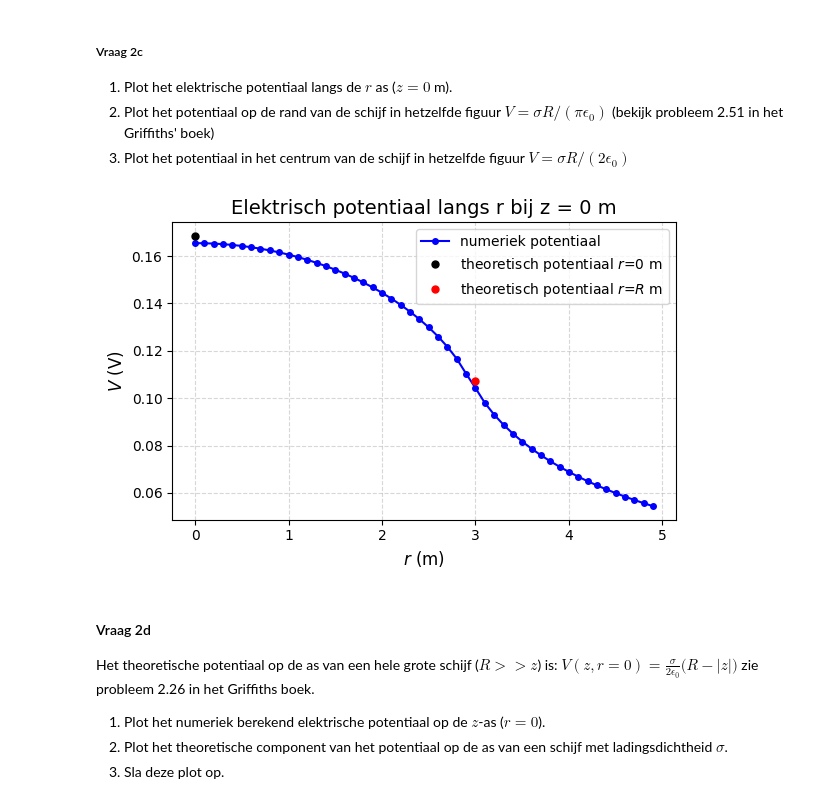
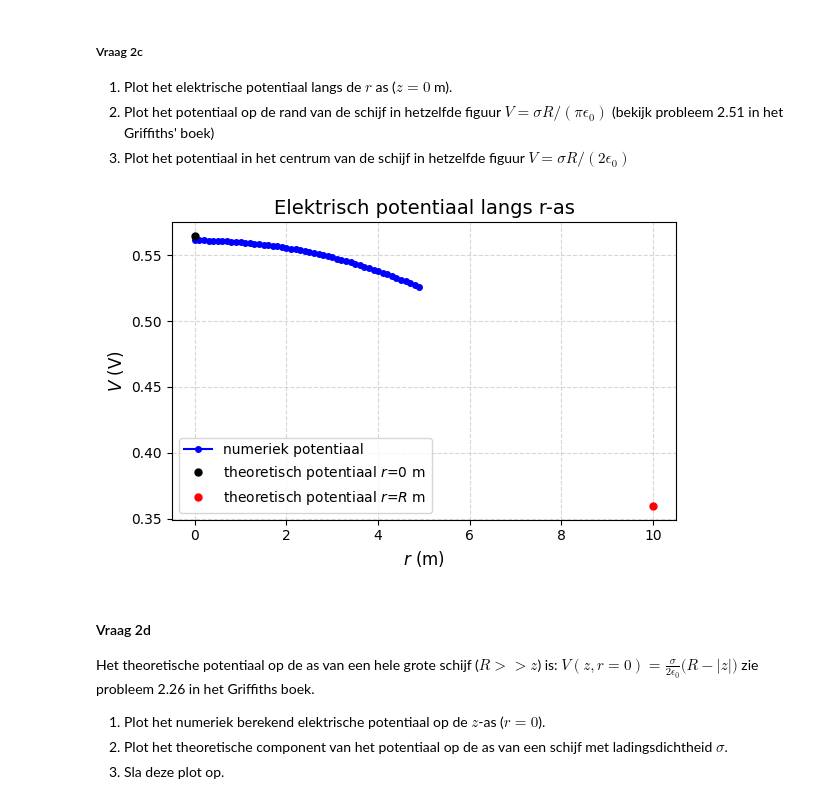
Before and after one commit to Tpalders/opdrachten-DEF-D, a Jupyter notebook: DigitaleOntwerpopdrachten/1CondensatorOpdracht/CondensatorOntwerpopdracht.ipynb, the cells around one changed output. Cells and saved outputs as stored; diff of their text form; code cells hidden in the pictures.

```diff
--- a/DigitaleOntwerpopdrachten/1CondensatorOpdracht/CondensatorOntwerpopdracht.ipynb
+++ b/DigitaleOntwerpopdrachten/1CondensatorOpdracht/CondensatorOntwerpopdracht.ipynb
@@ -201,7 +201,7 @@ De exponent (n) is: -2.0e+00 ±  1.5e-03
 In de code hieronder wordt een geladen schijf gemaakt via het superpositie principe. Dit wordt gedaan door een rooster van punten in de ruimte te creëren, alle punten die voldoen aan $z = 0$ m en $r < R$ krijgen een lading charge_one_point en vanuit hier wordt het potentiaal bepaald. Hier is de $z$-as de as van de schijf en de r as de afstand tot de $z$-as.
 # %%
 # In vraag 2.1 wordt naar deze cel verwezen.
-disk_radius = 3  # (m)
+disk_radius = 10  # (m)
 grid_step = 0.1  # (m)
 z_coord_DISK = 0  # (m) positie van de schijf op de z-as
 inter_charge_distance = grid_step  # (m) afstand tussen punt ladingen
@@ -272,24 +272,24 @@ De ladingsdichtheid σ is 9.948952331500036e-13 C/m^2
 # %%
 # bereken de drie potentialen
 V = V[idx_z_zero[0], :] # potentiaal langs de r-as bij z = 0 m
 V_0 = (sigma * disk_radius) / (2 * epsilon0)  # potentiaal op r = 0
 V_R = (sigma * disk_radius) / (np.pi * epsilon0) # potentiaal op de straal van de schijf
 
 # plot
 plt.figure(figsize=(6,4))
-plt.title("Elektrisch potentiaal langs r bij z = 0 m", fontsize=14)
+plt.title("Elektrisch potentiaal langs r-as", fontsize=14)
 plt.plot(r, V, "o-", color="blue", label="numeriek potentiaal", markersize=4, linewidth=1.5)
 plt.plot(0, V_0, "k.", markersize=10, label="theoretisch potentiaal $r$=0 m")
 plt.plot(disk_radius, V_R, "r.", markersize=10, label="theoretisch potentiaal $r$=$R$ m")
 
 plt.xlabel("$r$ (m)", fontsize=12)
 plt.ylabel("$V$ (V)", fontsize=12)
 plt.grid(True, linestyle="--", alpha=0.5)
 plt.legend(fontsize=10)
 plt.tight_layout()
 plt.show()
 # %% [output]
-[figure, old version]
+[figure, new version]
 # %% [markdown]
 #### Vraag 2d
 
```
Also changed, not shown: parts of 22 cells of this notebook, 6 other files.
